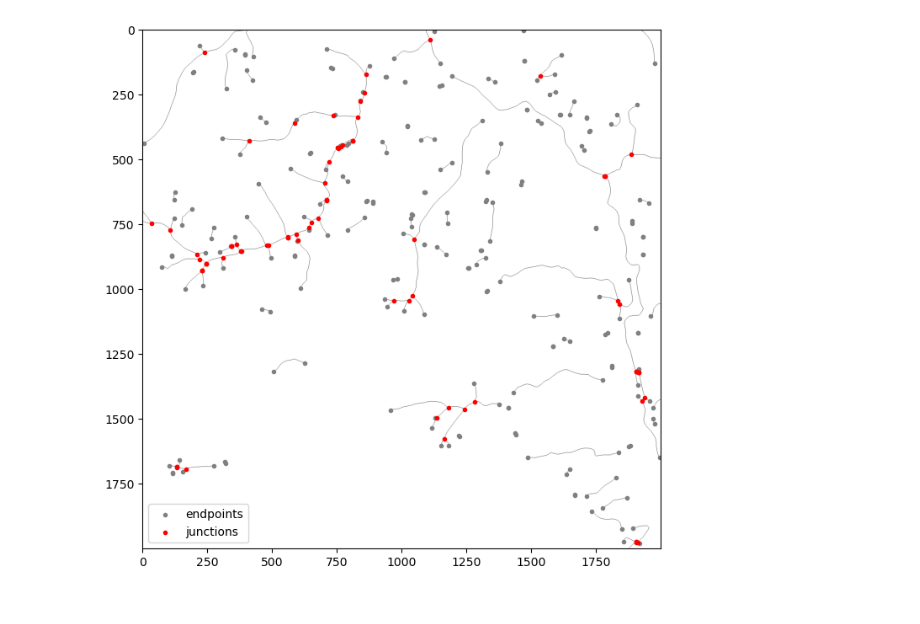
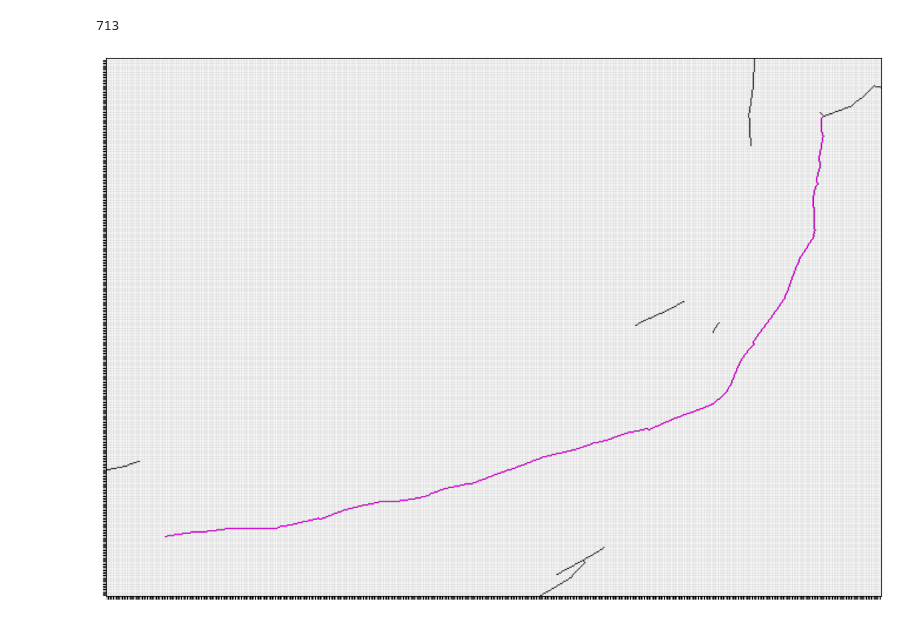
Before and after one commit to dsi-rse/gully-map, a Jupyter notebook: notebooks/quick-graph-analysis.ipynb, the cells around one changed output. Saved outputs shown, nothing was run; the diff lists cells and outputs as text; code cells hidden in the pictures.

Commit message:
line tracing algorithm

```diff
--- a/notebooks/quick-graph-analysis.ipynb
+++ b/notebooks/quick-graph-analysis.ipynb
@@ -54,3 +58,3 @@ for count, binary in sorted([(count, f"{value:08b}") for value, count in zip(*np
 # %%
-num_connections = np.unpackbits(graph).reshape(graph.shape + (8,)).sum(axis=-1)[plot_slice]
+num_connections = np.unpackbits(graph).reshape(graph.shape + (8,)).sum(axis=-1)
 # %%
@@ -60,12 +62,42 @@ conn3i, conn3j = np.nonzero(num_connections >= 3)
-# %%
-fig, ax = plt.subplots(figsize=(8, 8))
-
-ax.imshow(num_connections == 2, cmap="gray_r", vmin=0, vmax=1)
-ax.scatter(conn1j, conn1i, marker=".", color="gray", label="endpoints")
-ax.scatter(conn3j, conn3i, marker=".", color="red", label="junctions")
-
-ax.legend(loc="lower left")
-
-None
-# %% [output]
-[figure, removed]
+# %%
+lines = []
+for which_line in range(len(line_seeds)):
+    i1 = int(line_seeds[which_line, 0])
+    j1 = int(line_seeds[which_line, 1])
+    line = []
+    line.append([i1, j1])
+    i2, j2 = any_step(i1, j1, i1, j1)
+    line.append([i2, j2])
+    while num_connections[i2, j2] == 2:
+        i3, j3 = any_step(i1, j1, i2, j2)
+        line.append([i3, j3])
+        i1, j1 = i2, j2
+        i2, j2 = i3, j3
+
+    if len(line) > 500:
+        break
+
+len(line)
+# %% [output]
+713
+# %%
+fig, ax = plt.subplots(figsize=(15, 15))
+
+minx = min(x for x, y in line) - 50
+maxx = max(x for x, y in line) + 50
+miny = min(y for x, y in line) - 50
+maxy = max(y for x, y in line) + 50
+
+ax.imshow(graph[minx:maxx, miny:maxy] != 0, cmap="gray_r", origin="lower")
+ax.plot([y - miny for x, y in line], [x - minx for x, y in line], linewidth=1, c="magenta")
+
+ax.tick_params(axis="both", which="minor", length=0)
+ax.set_xticks(range(*map(int, ax.get_xlim())))
+ax.set_yticks(range(*map(int, ax.get_ylim())))
+ax.set_xticklabels([])
+ax.set_yticklabels([])
+ax.grid(which="major", alpha=0.2)
+
+None
+# %% [output]
+[figure, added]
```
Also changed, not shown: parts of 8 cells of this notebook.
